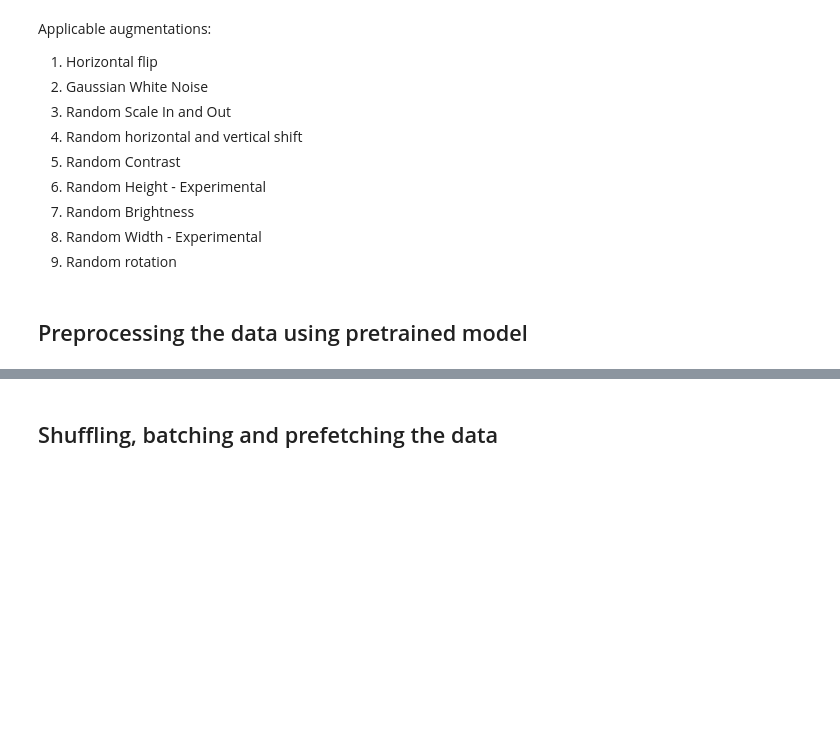
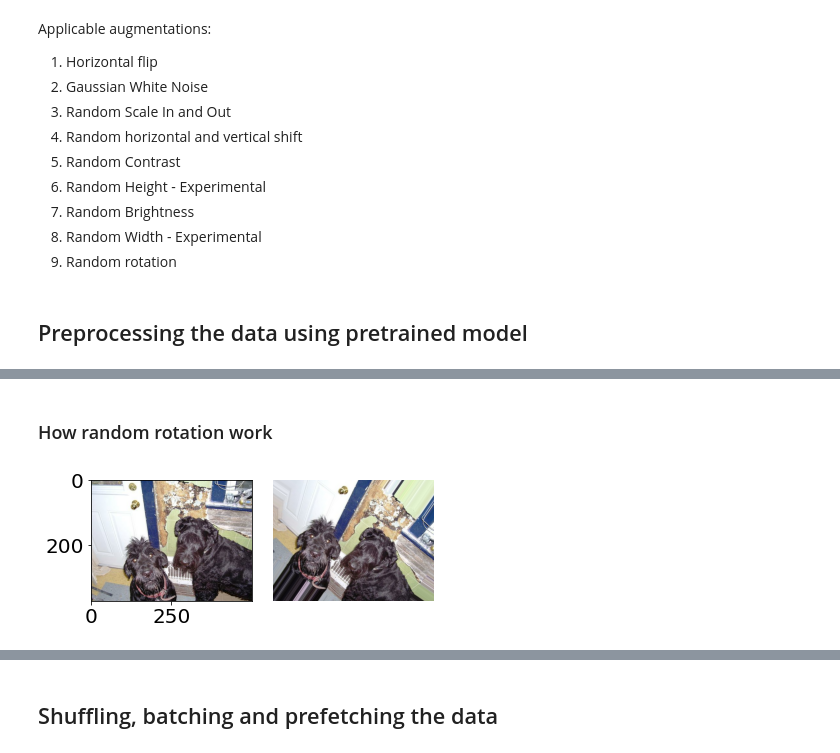
Before and after one commit to rajkumarcm/MachineLearning, a Jupyter notebook: FinalExam/Final.ipynb, the cells around one changed output, grey strips where cells are left out. Drawn from its saved outputs; the diff is of its cells as text; code cells hidden in the pictures; blank space fills up the shorter version.

```diff
--- a/FinalExam/Final.ipynb
+++ b/FinalExam/Final.ipynb
@@ -259,0 +264,13 @@ preprocessing = Sequential([InputLayer(input_shape=[256, 256, 3], batch_size=Non
+# %% [markdown]
+### How random rotation work
+# %%
+tmp_x_rr = RandomRotation(factor=[-0.4, 0.4],
+                           fill_mode='nearest', interpolation='bilinear')(tmp_x[0] * 1./255)
+fig, axes = plt.subplots(1, 2)
+axes[0].imshow(tmp_x[0])
+axes[1].imshow(tmp_x_rr)
+plt.axis('off')
+plt.tight_layout()
+plt.show()
+# %% [output]
+[figure, added]
```
Also changed, not shown: parts of 34 cells of this notebook.
